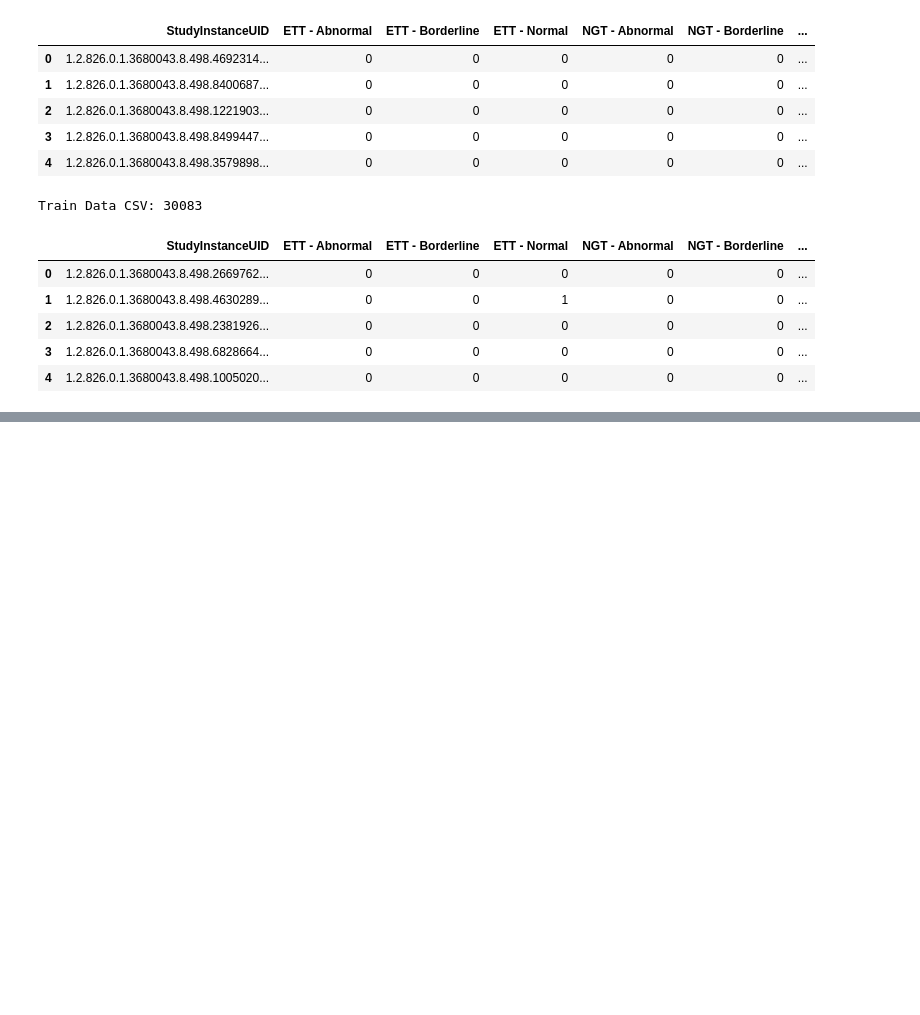
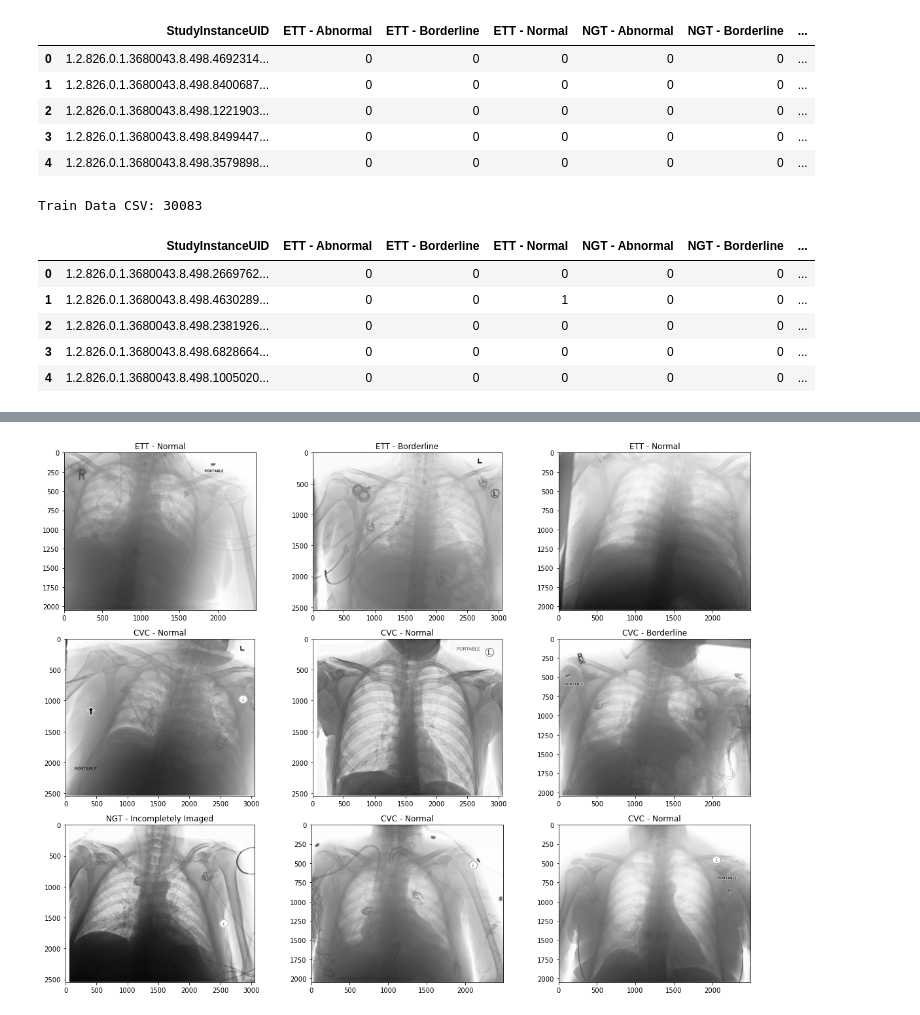
Before and after one commit to AJAkil/ranzr-prediction-kaggle, a Jupyter notebook: scripts/ranzr-prediction-challenge.ipynb, the cells around one changed output, grey strips where cells are left out. Cells and saved outputs as stored; diff of their text form; code cells hidden in the pictures; blank space fills up the shorter version.

Commit message:
wrote image display function

```diff
--- a/scripts/ranzr-prediction-challenge.ipynb
+++ b/scripts/ranzr-prediction-challenge.ipynb
@@ -71,0 +80,4 @@ plt.show()
+# %%
+data_image = os.path.join(DATA_SETS, "train_annotations.csv")
+data_image = pd.read_csv(data_image)
+data_image.head()
@@ -71,0 +91,21 @@ plt.show()
+# %%
+# display images randomly on a grid
+def display_images(image_ids, labels):
+    fig = plt.figure(figsize = (16,12))
+
+    for index, (image_id, label) in enumerate(zip(image_ids,labels)):
+        plt.subplot(3,3, index+1)
+        image = image_id + '.jpg'
+        image = mpimg.imread(os.path.join(DATA_SETS, "train", image))
+        plt.title(label, fontsize=12)
+        plt.imshow(image,cmap='Greys')
+
+    fig.tight_layout()
+    plt.show()
+# %%
+tmp_train = data_image.sample(9)
+image_ids = tmp_train["StudyInstanceUID"].values
+labels = tmp_train['label'].values
+display_images(image_ids, labels)
+# %% [output]
+[figure, added]
```
Also changed, not shown: parts of 6 cells of this notebook, 1 other file.
